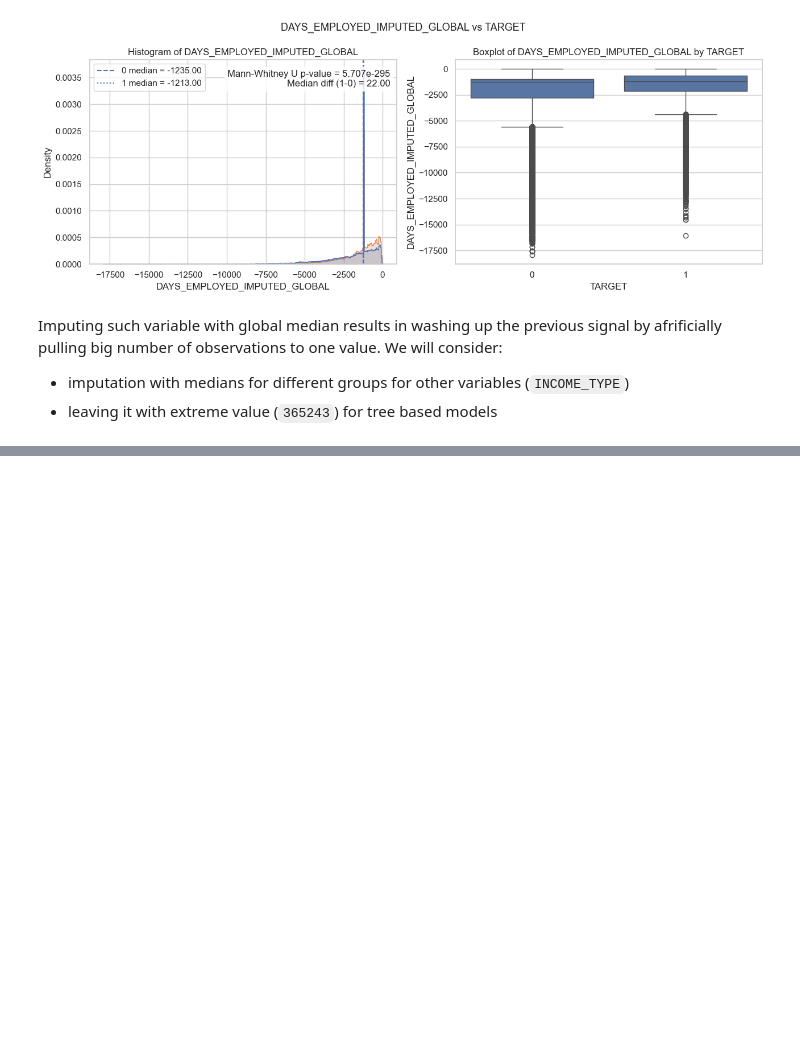
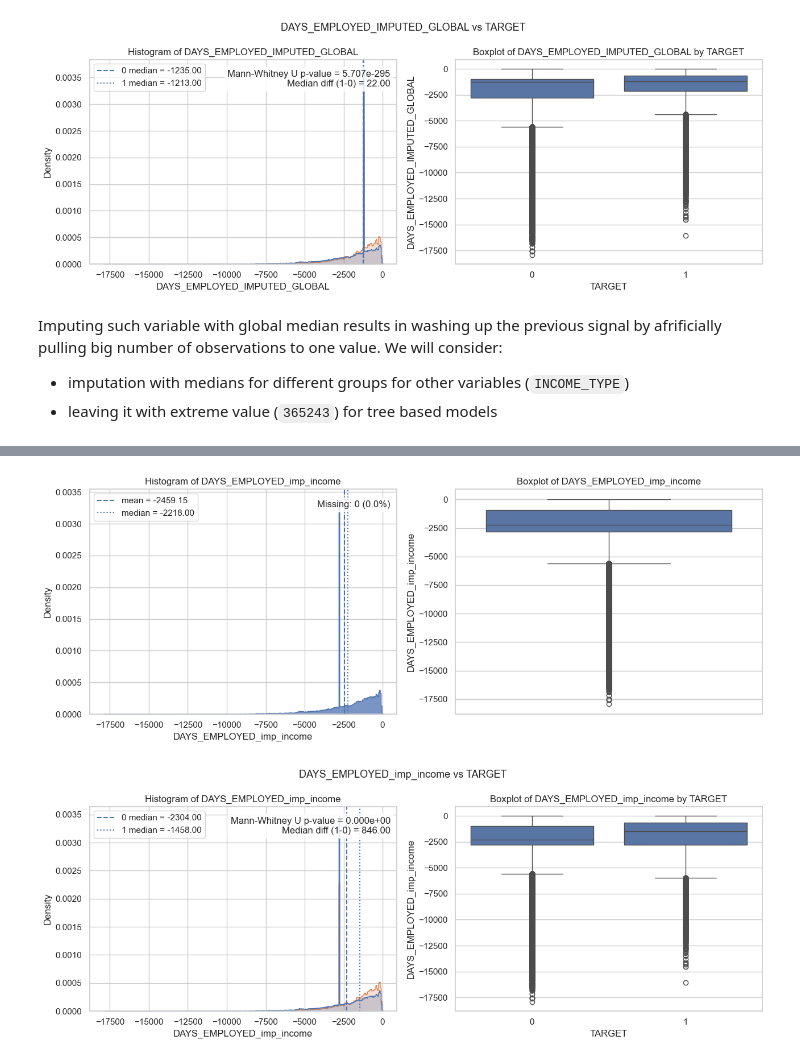
Before and after one commit to alek-ds/home-credit-default-risk-ak, a Jupyter notebook: notebooks/app_univariate_bivariate_app_process.ipynb, the cells around one changed output, grey strips where cells are left out. Cells and saved outputs as stored; diff of their text form; code cells hidden in the pictures; blank space fills up the shorter version.

```diff
--- a/notebooks/app_univariate_bivariate_app_process.ipynb
+++ b/notebooks/app_univariate_bivariate_app_process.ipynb
@@ -209,3 +209,33 @@ Imputing such variable with global median results in washing up the previous sig
 We will consider:
 - imputation with medians for different groups for other variables (`INCOME_TYPE`)
 - leaving it with extreme value (`365243`) for tree based models
+# %%
+imputation_specs = {
+    "DAYS_EMPLOYED_imp_income": {
+        "method": "median",
+        "group_levels": [["NAME_INCOME_TYPE"]],
+    },
+    "DAYS_EMPLOYED_imp_income_gender": {
+        "method": "median",
+        "group_levels": [["NAME_INCOME_TYPE", "CODE_GENDER"], ["NAME_INCOME_TYPE"]],
+    },
+    "DAYS_EMPLOYED_imp_occupation": {
+        "method": "median",
+        "group_levels": [["OCCUPATION_TYPE"]],
+    },
+    "DAYS_EMPLOYED_imp_occupation_gender": {
+        "method": "median",
+        "group_levels": [["OCCUPATION_TYPE", "CODE_GENDER"], ["OCCUPATION_TYPE"]],
+    },
+}
+
+df_imp, summary = create_imputed_quantitative_features(
+    df=app_df,
+    value_col="DAYS_EMPLOYED",
+    specs=imputation_specs,
+    invalid_value=365243,
+    add_clean_col=False,
+    add_invalid_flag=False
+)
+
+df_imp.columns
@@ -211,0 +253,6 @@ We will consider:
+# %%
+plot_quantitative_distribution(df=df_imp, quant_var='DAYS_EMPLOYED_imp_income')
+plot_quantitative_vs_binary(df=df_imp, quant_var='DAYS_EMPLOYED_imp_income', binary_var='TARGET')
+# %% [output]
+[figure, added]
+[figure, added]
```
Also changed, not shown: parts of 44 cells of this notebook.
